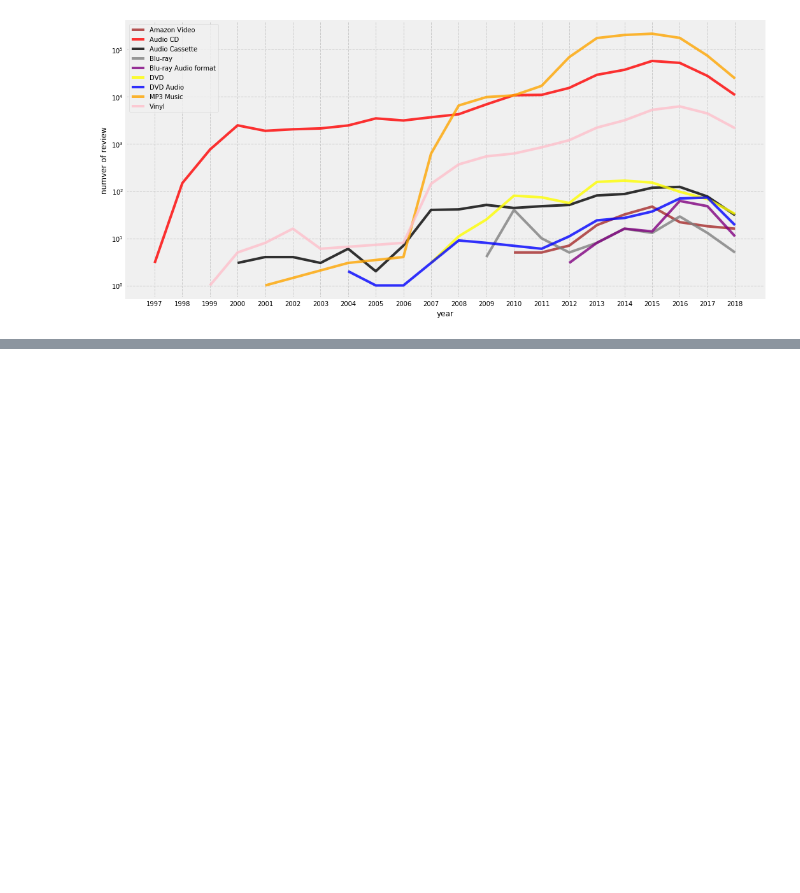
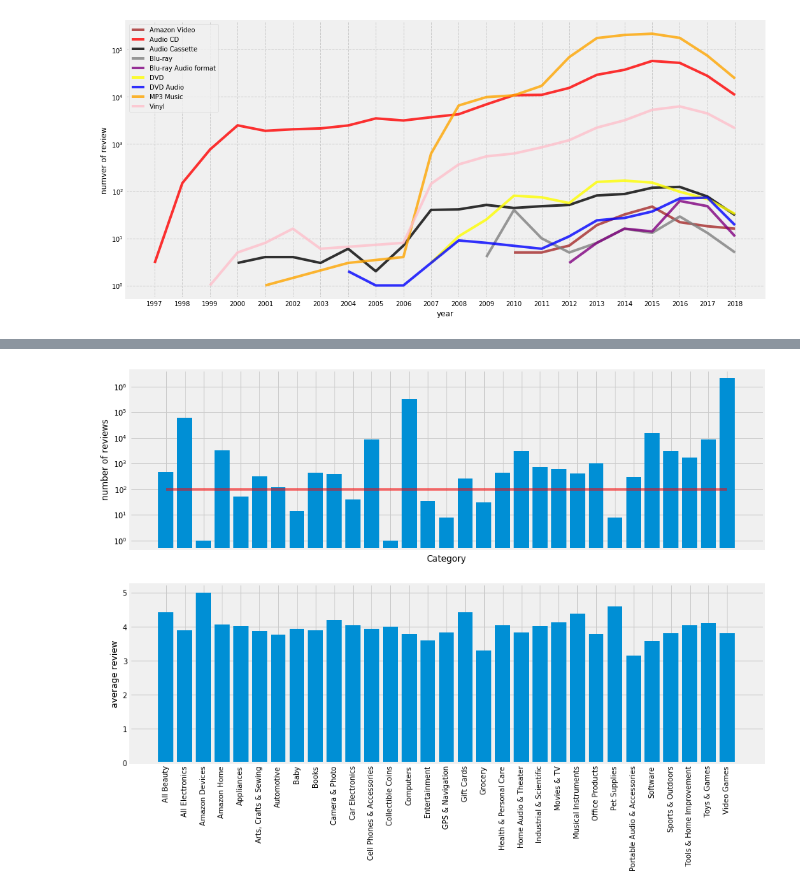
Before and after one commit to smartiiv/data_viz, a Jupyter notebook: Midtermproject.ipynb, the cells around one changed output, grey strips where cells are left out. Drawn from its saved outputs; the diff is of its cells as text; code cells hidden in the pictures; blank space fills up the shorter version.

```diff
--- a/Midtermproject.ipynb
+++ b/Midtermproject.ipynb
@@ -343,0 +515,2 @@ Metadata.head()
+# %%
+DF2.reset_index(inplace=True)
@@ -343,0 +526,30 @@ Metadata.head()
+# %%
+Cat_count = pd.DataFrame(DF2.groupby('main_cat')['count'].agg(np.sum))
+Cat_overall = pd.DataFrame(DF2.groupby('main_cat')['overall'].agg(np.mean))
+# %%
+Cat_count.reset_index(inplace=True)
+# %%
+Y1 = Cat_count['count']
+Y2 = Cat_overall['overall']
+X = Cat_count['main_cat']
+# %%
+fig = plt.figure(figsize=(14,10))
+
+ax = fig.add_subplot(211)
+
+
+ax.bar(X,Y1)
+ax.set_yscale('log')
+ax.set_xticklabels('')
+ax.set_xlabel('Category')
+ax.set_ylabel('number of reviews')
+ax.hlines(y=100, xmin=X[0] , xmax=X[30] , colors= 'r', ls='-', alpha=0.5)
+
+ax2 = fig.add_subplot(212)
+ax2.bar(X,Y2)
+ax2.set_xticklabels(X, rotation='vertical')
+ax2.set_ylabel('average review')
+
+plt.show()
+# %% [output]
+[figure, added]
```
Also changed, not shown: parts of 30 cells of this notebook.
